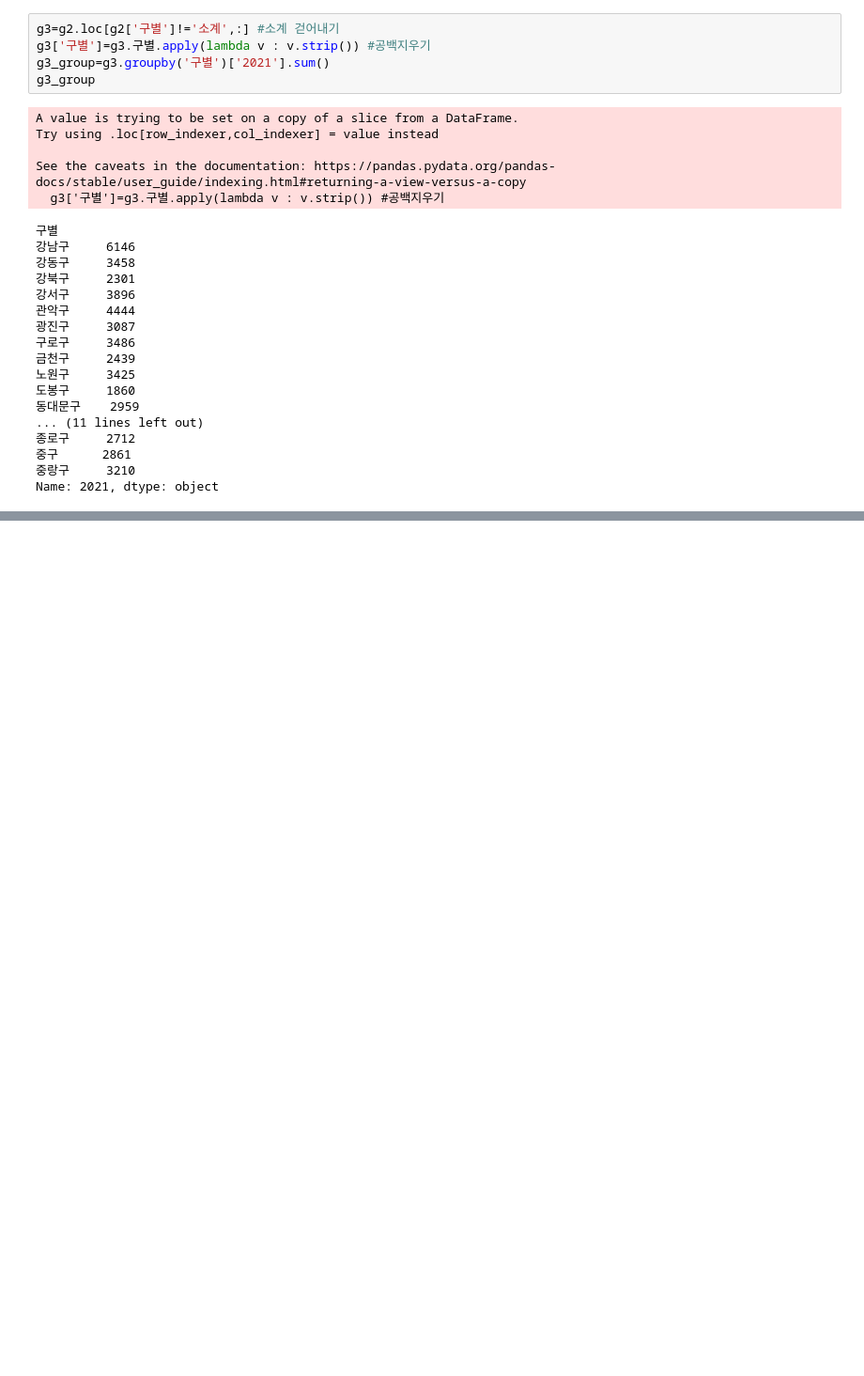
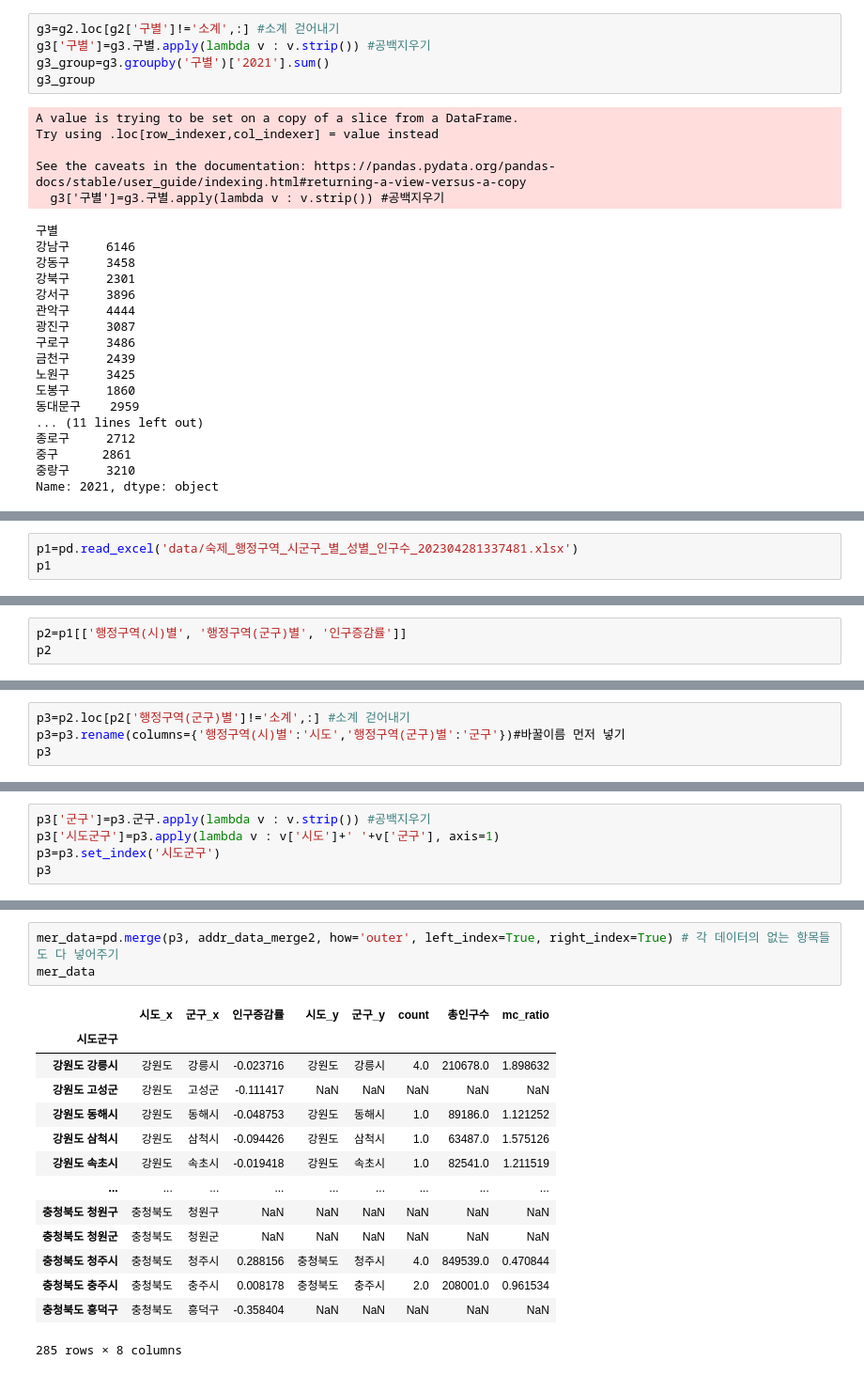
Before and after one commit to eshehh/K1109_Py_Class_Lab, a Jupyter notebook: 0420/folium2.ipynb, the cells around one changed output, grey strips where cells are left out. Shown at 94% size. Cells and saved outputs as stored; diff of their text form; blank space fills up the shorter version.

```diff
--- a/0420/folium2.ipynb
+++ b/0420/folium2.ipynb
@@ -712,3 +713,6 @@ map.choropleth(geo_data=seoul_geo,
 map
 # %% [output]
 [interactive output not drawn]
+# %%
+p1=pd.read_excel('data/숙제_행정구역_시군구_별_성별_인구수_202304281337481.xlsx')
+p1
@@ -714,0 +733,3 @@ map
+# %%
+p2=p1[['행정구역(시)별', '행정구역(군구)별', '인구증감률']]
+p2
@@ -714,0 +750,4 @@ map
+# %%
+p3=p2.loc[p2['행정구역(군구)별']!='소계',:] #소계 걷어내기
+p3=p3.rename(columns={'행정구역(시)별':'시도','행정구역(군구)별':'군구'})#바꿀이름 먼저 넣기
+p3
@@ -714,0 +768,5 @@ map
+# %%
+p3['군구']=p3.군구.apply(lambda v : v.strip()) #공백지우기
+p3['시도군구']=p3.apply(lambda v : v['시도']+' '+v['군구'], axis=1)
+p3=p3.set_index('시도군구')
+p3
@@ -714,0 +838,18 @@ map
+# %%
+mer_data=pd.merge(p3, addr_data_merge2, how='outer', left_index=True, right_index=True) # 각 데이터의 없는 항목들도 다 넣어주기
+mer_data
+# %% [output]
+|  | 시도_x | 군구_x | 인구증감률 | 시도_y | 군구_y | count | 총인구수 | mc_ratio |
+| 시도군구 |  |  |  |  |  |  |  |  |
+| 강원도 강릉시 | 강원도 | 강릉시 | -0.023716 | 강원도 | 강릉시 | 4.0 | 210678.0 | 1.898632 |
+| 강원도 고성군 | 강원도 | 고성군 | -0.111417 | NaN | NaN | NaN | NaN | NaN |
+| 강원도 동해시 | 강원도 | 동해시 | -0.048753 | 강원도 | 동해시 | 1.0 | 89186.0 | 1.121252 |
+| 강원도 삼척시 | 강원도 | 삼척시 | -0.094426 | 강원도 | 삼척시 | 1.0 | 63487.0 | 1.575126 |
+| 강원도 속초시 | 강원도 | 속초시 | -0.019418 | 강원도 | 속초시 | 1.0 | 82541.0 | 1.211519 |
+| ... | ... | ... | ... | ... | ... | ... | ... | ... |
+| 충청북도 청원구 | 충청북도 | 청원구 | NaN | NaN | NaN | NaN | NaN | NaN |
+| 충청북도 청원군 | 충청북도 | 청원군 | NaN | NaN | NaN | NaN | NaN | NaN |
+| 충청북도 청주시 | 충청북도 | 청주시 | 0.288156 | 충청북도 | 청주시 | 4.0 | 849539.0 | 0.470844 |
+| 충청북도 충주시 | 충청북도 | 충주시 | 0.008178 | 충청북도 | 충주시 | 2.0 | 208001.0 | 0.961534 |
+| 충청북도 흥덕구 | 충청북도 | 흥덕구 | -0.358404 | NaN | NaN | NaN | NaN | NaN |
+285 rows × 8 columns
```
Also changed, not shown: parts of 11 cells of this notebook, 3 other files.
